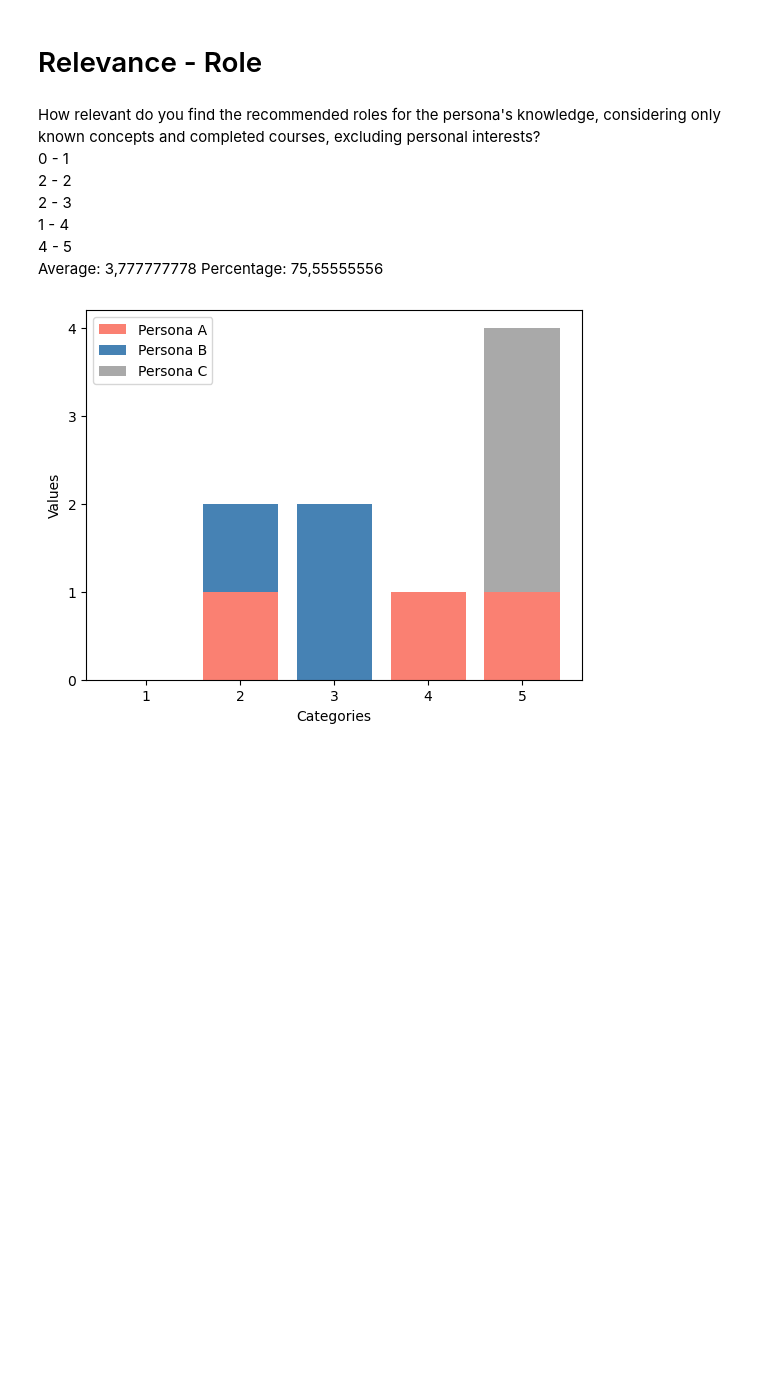
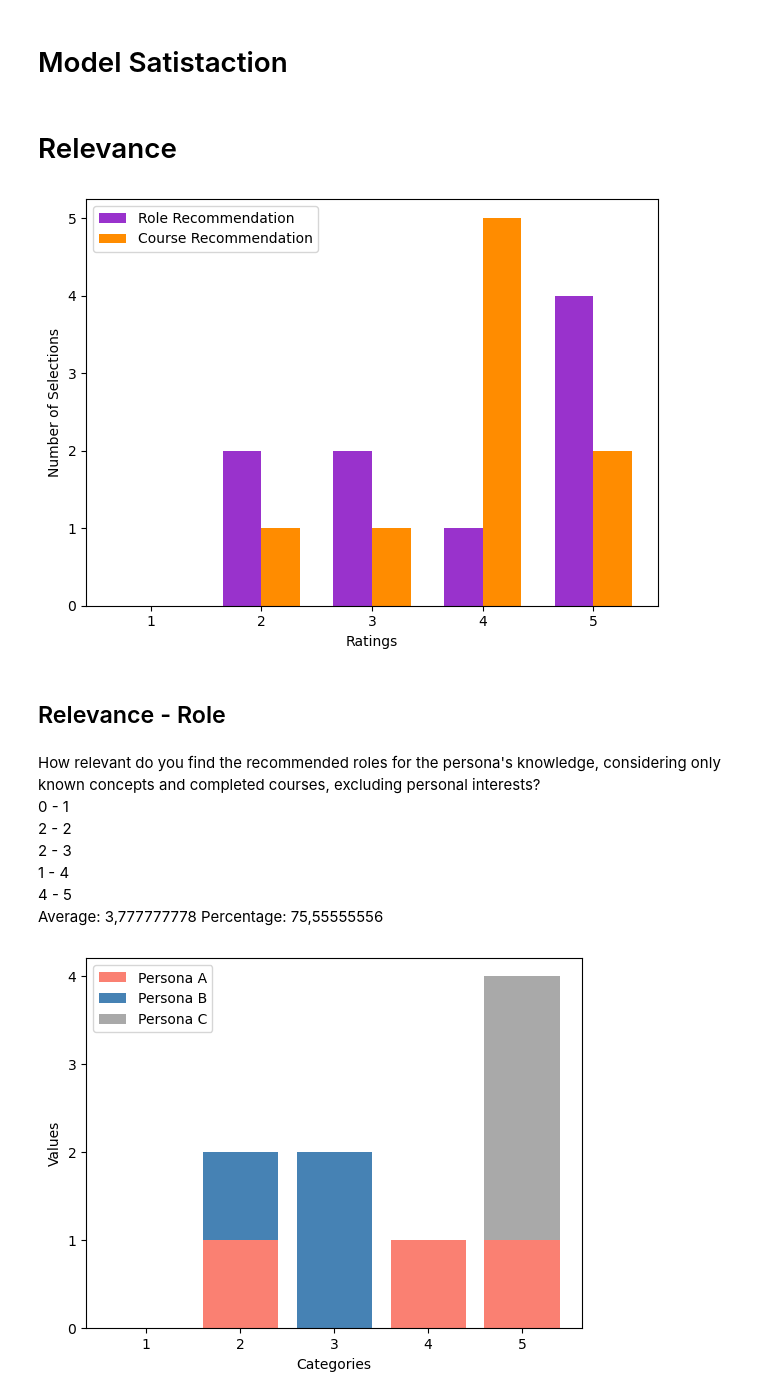
Before and after one commit to yasinhorasanli/XCRS, a Jupyter notebook: backend/charts/expert_judgment.ipynb, the cells around one changed output. Drawn from its saved outputs; the diff is of its cells as text; code cells hidden in the pictures; blank space fills up the shorter version.

```diff
--- a/backend/charts/expert_judgment.ipynb
+++ b/backend/charts/expert_judgment.ipynb
@@ -22,5 +68,16 @@ def plot_stacked_bar_chart(personaA, personaB, personaC):
+# %% [markdown]
+# Model Satistaction
+# %% [markdown]
+# Relevance
+# %%
+roles_scores = [0,2,2,1,4]
+courses_scores = [0,1,1,5,2]
+
+plot_grouped_bar_chart(roles_scores, courses_scores)
+# %% [output]
+[figure, added]
 # %% [markdown]
-# Relevance - Role
+## Relevance - Role
 # %% [markdown]
 How relevant do you find the recommended roles for the persona's knowledge, considering only known concepts and completed courses, excluding personal interests? \
 0 - 1 \
```
Also changed, not shown: parts of 16 cells of this notebook, 8 other files.
